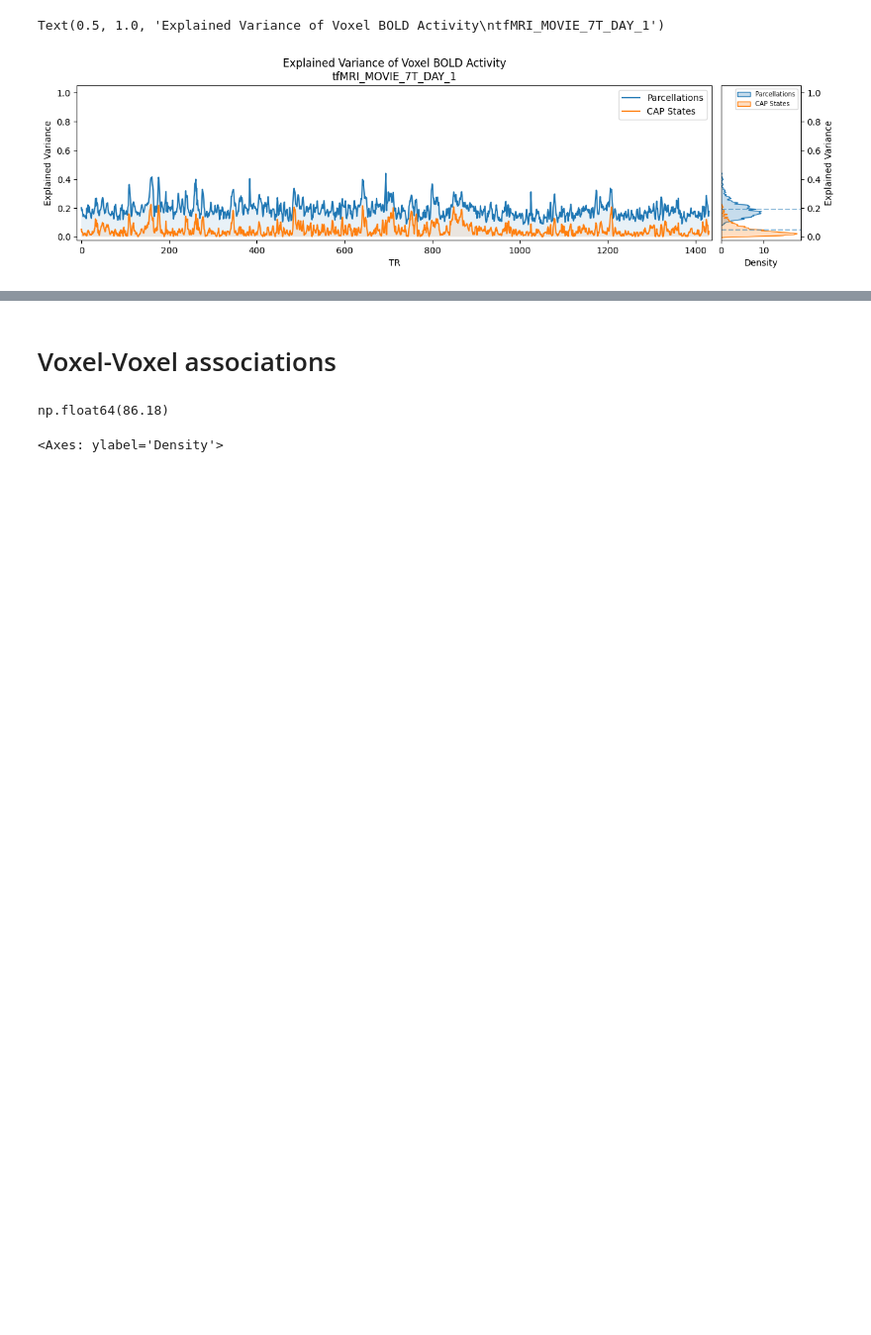
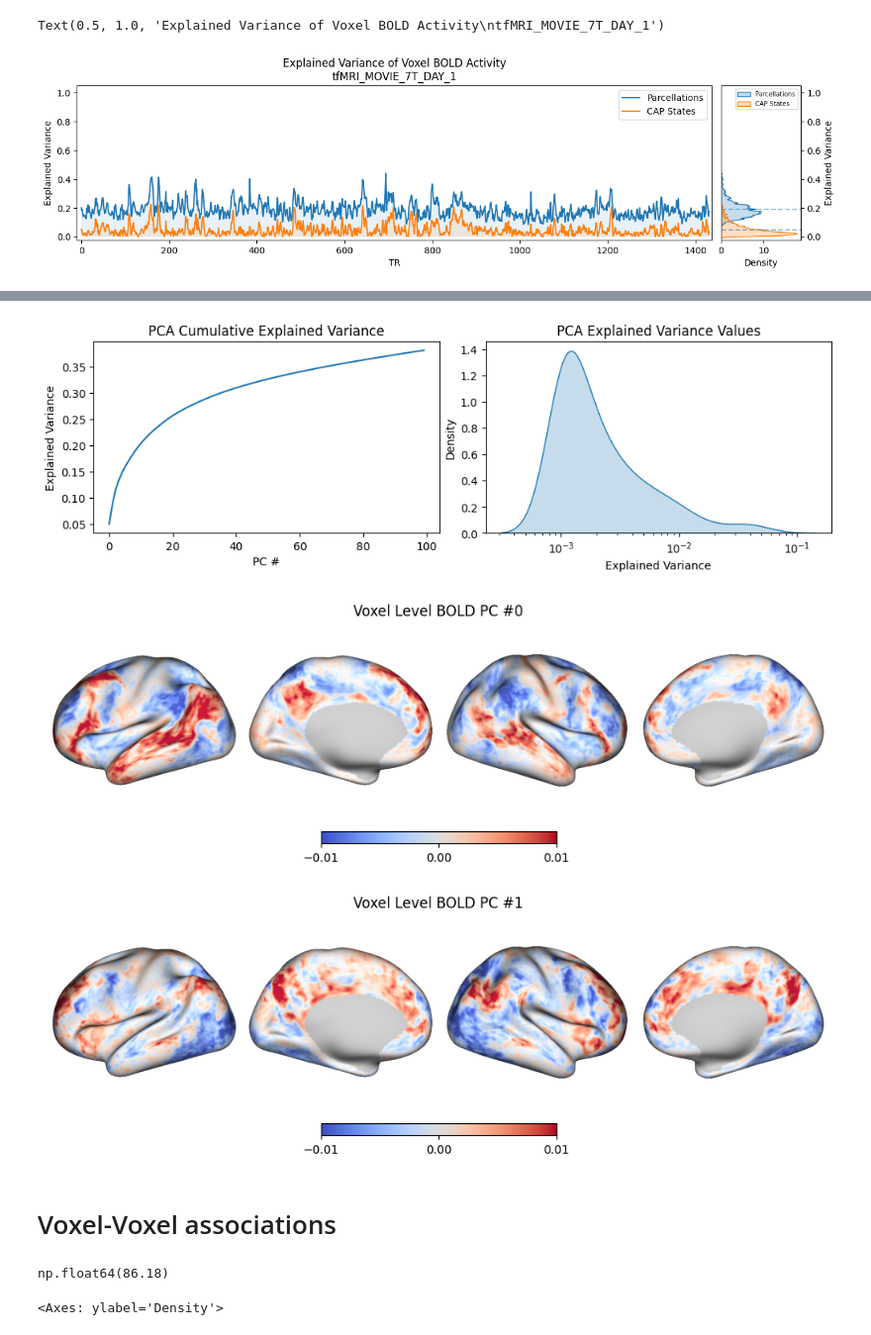
Before and after one commit to cole-khamnei/precision_mapping, a Jupyter notebook: notebooks/voxel_EDA.ipynb, the cells around one changed output, grey strips where cells are left out. Shown at 99% size. Saved outputs shown, nothing was run; the diff lists cells and outputs as text; code cells hidden in the pictures; blank space fills up the shorter version.

```diff
--- a/notebooks/voxel_EDA.ipynb
+++ b/notebooks/voxel_EDA.ipynb
@@ -160,0 +184,3 @@ Text(0.5, 1.0, 'Explained Variance of Voxel BOLD Activity\ntfMRI_MOVIE_7T_DAY_1'
+# %%
+PCs = np.full((v_pca.shape[1], *voxelf_values.shape[1:]), fill_value=np.nan)
+PCs[:, ni] = pca.components_
@@ -161,3 +212,22 @@ Text(0.5, 1.0, 'Explained Variance of Voxel BOLD Activity\ntfMRI_MOVIE_7T_DAY_1'
+# %%
+fig, (a0, a1) = plt.subplots(1, 2, figsize=(10, 3))
+fig.tight_layout()
+a0.plot(np.cumsum(pca.explained_variance_ratio_) * 100)
+# a0.plot(pca.explained_variance_ratio_ * 100, linestyle="--", linewidth=1)
+a0.set(xlabel="PC #", title="PCA Cumulative Explained Variance", ylabel="Explained Variance")
+
+sns.kdeplot(pca.explained_variance_ratio_, fill=True, ax=a1, log_scale=True)
+a1.set(xlabel="Explained Variance", title="PCA Explained Variance Values");
+
+
+for pc_index in range(2):
+    pc_values = full_to_hemi(PCs[pc_index])
+    ax, p = sfm.surface_plot(pc_values, cmap=plt.cm.coolwarm)
+    ax.set_title(f"Voxel Level BOLD PC #{pc_index}")
+# %% [output]
+[figure, added]
+[figure, added]
+[figure, added]
 # %% [markdown]
 # Voxel-Voxel associations
 # %%
```
Also changed, not shown: parts of 12 cells of this notebook, 1 other file.
